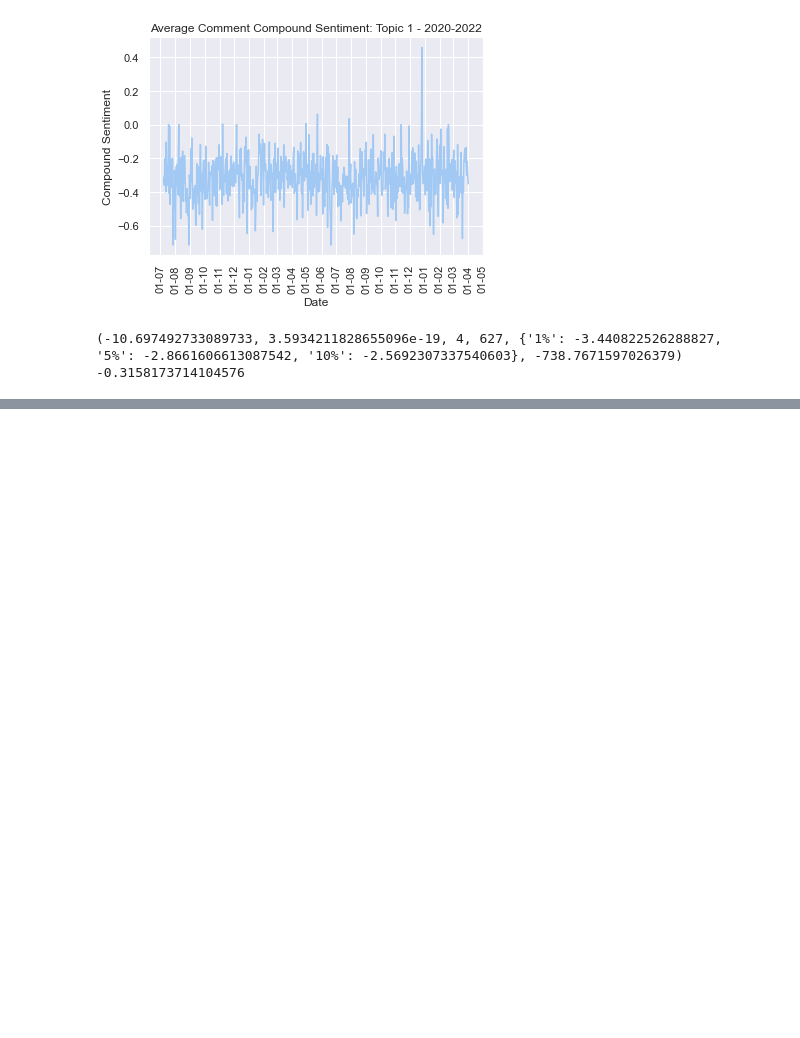
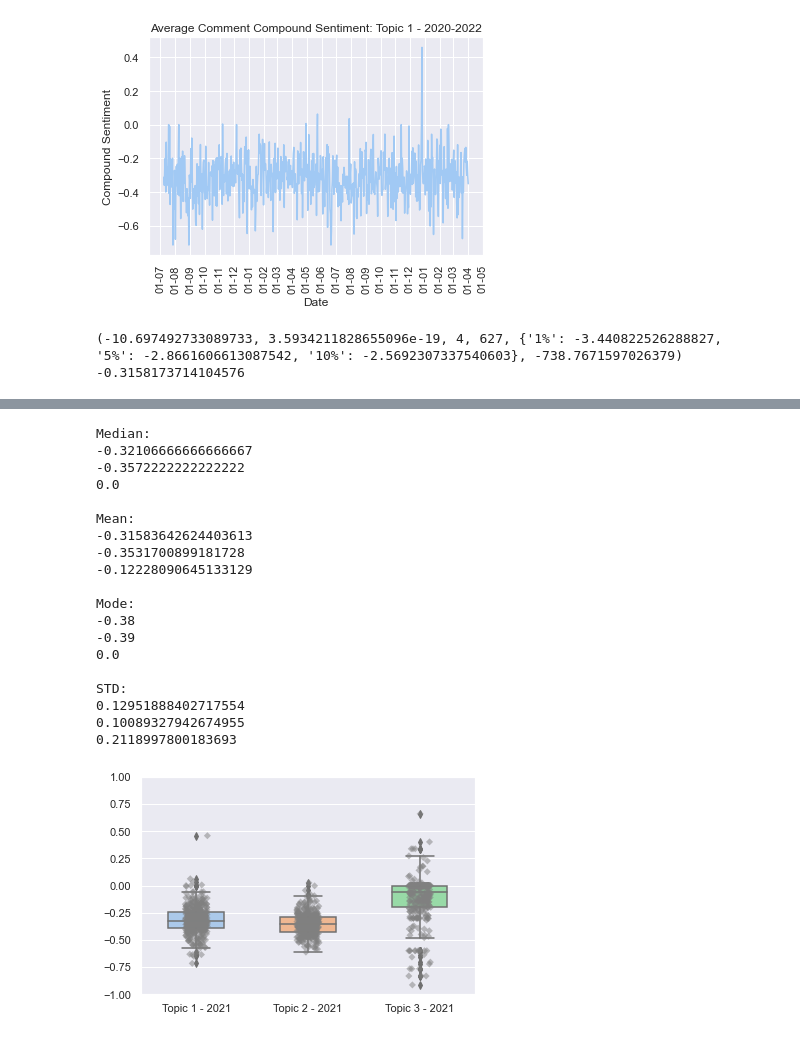
Before and after one commit to FabianUlrich96/Master-Thesis, a Jupyter notebook: Twitter/twitter_analysis.ipynb, the cells around one changed output, grey strips where cells are left out. Cells and saved outputs as stored; diff of their text form; code cells hidden in the pictures; blank space fills up the shorter version.

```diff
--- a/Twitter/twitter_analysis.ipynb
+++ b/Twitter/twitter_analysis.ipynb
@@ -1833,0 +1939,58 @@ Name: compound, Length: 512, dtype: float64
+# %%
+topic_0_df_21_list = topic_0_df_21['compound'].tolist()
+topic_1_df_21_list = topic_1_df_21['compound'].tolist()
+topic_2_df_21_list = topic_2_df_21['compound'].tolist()
+
+
+
+
+tweets_year_2021_df = pd.DataFrame({'Topic 1 - 2021': pd.Series(topic_0_df_21_list), 'Topic 2 - 2021': pd.Series(topic_1_df_21_list), 'Topic 3 - 2021': pd.Series(topic_2_df_21_list)})
+# %%
+# Tweets 2021
+tweets_bplot_21 = sns.boxplot(data=tweets_year_2021_df,
+                 width=0.5, palette="pastel")
+plt.ylim(-1, 1)
+
+replies_bplot_21=sns.stripplot(data=tweets_year_2021_df,
+                   jitter=True,
+                   marker='D',
+                   alpha=0.5,
+                   color='grey')
+
+print("\nMedian: ")
+print(statistics.median(tweets_year_2021_df['Topic 1 - 2021']))
+print(statistics.median(tweets_year_2021_df['Topic 2 - 2021']))
+print(statistics.median(tweets_year_2021_df['Topic 3 - 2021']))
+print("\nMean: ")
+print(np.nanmean(tweets_year_2021_df['Topic 1 - 2021']))
+print(np.nanmean(tweets_year_2021_df['Topic 2 - 2021']))
+print(np.nanmean(tweets_year_2021_df['Topic 3 - 2021']))
+print("\nMode: ")
+print(statistics.mode(round(tweets_year_2021_df['Topic 1 - 2021'], 2)))
+print(statistics.mode(round(tweets_year_2021_df['Topic 2 - 2021'], 2)))
+print(statistics.mode(round(tweets_year_2021_df['Topic 3 - 2021'], 2)))
+print("\nSTD: ")
+print(np.nanstd(tweets_year_2021_df['Topic 1 - 2021']))
+print(np.nanstd(tweets_year_2021_df['Topic 2 - 2021']))
+print(np.nanstd(tweets_year_2021_df['Topic 3 - 2021']))
+# %% [output]
+Median:
+-0.32106666666666667
+-0.3572222222222222
+0.0
+
+Mean:
+-0.31583642624403613
+-0.3531700899181728
+-0.12228090645133129
+
+Mode:
+-0.38
+-0.39
+0.0
+
+STD:
+0.12951888402717554
+0.10089327942674955
+0.2118997800183693
+[figure, added]
```
Also changed, not shown: parts of 12 cells of this notebook.
